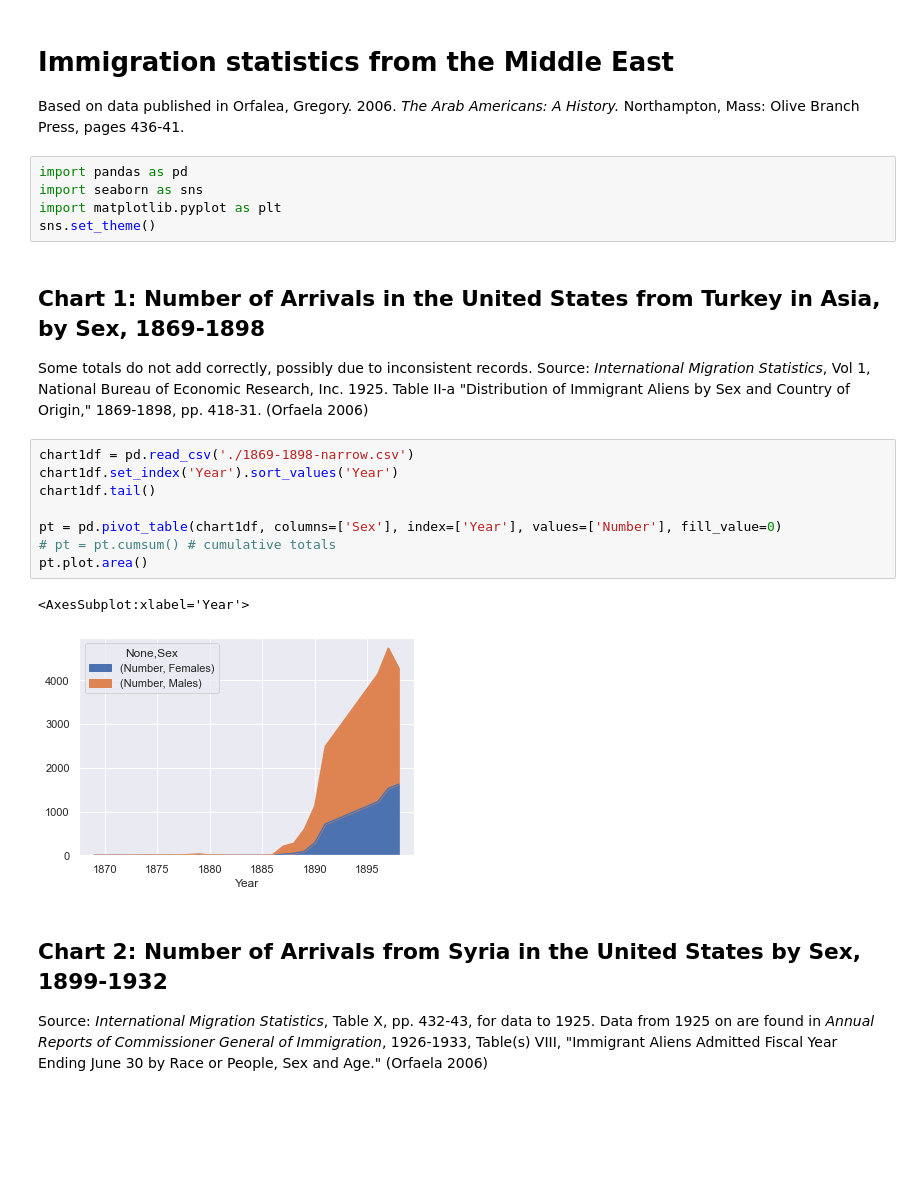
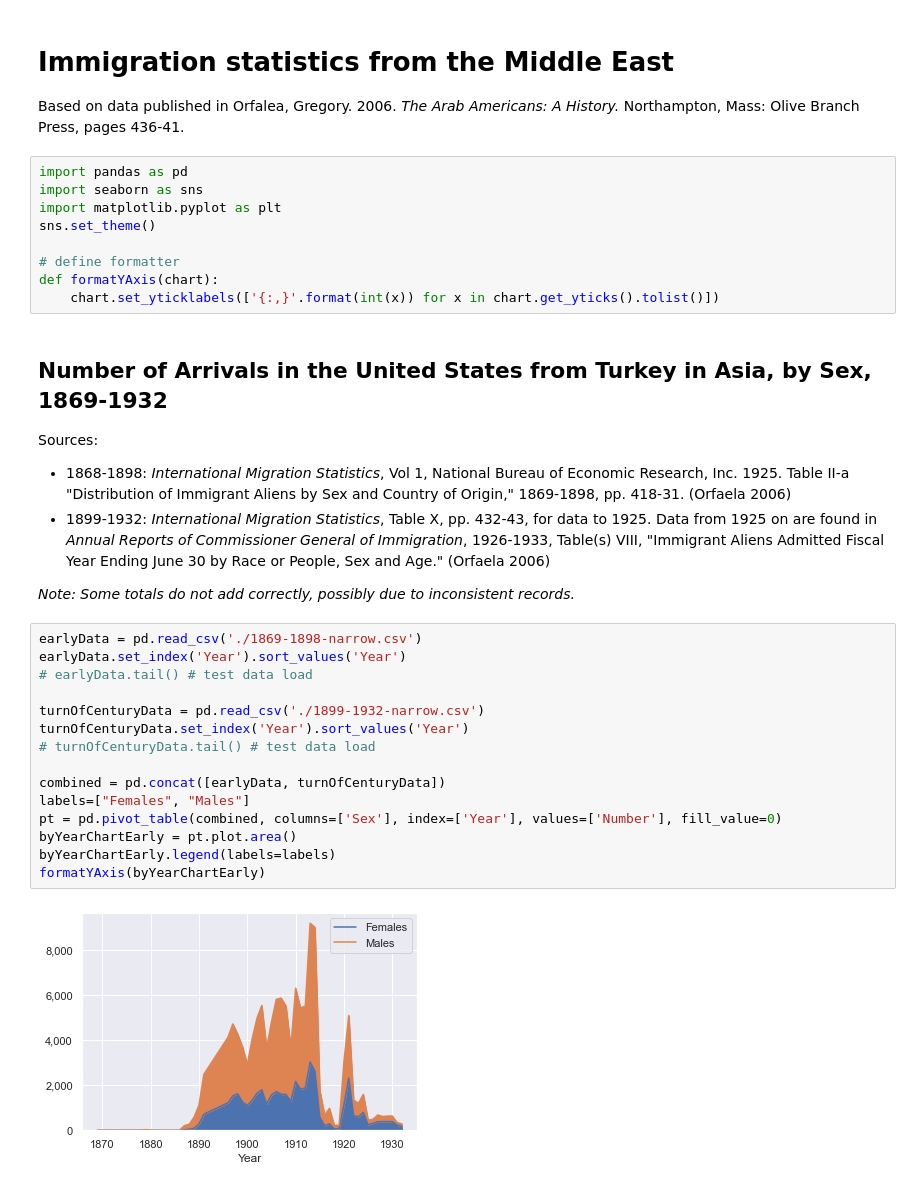
Before and after one commit to cjwit/arab-immigration, a Jupyter notebook: chart.ipynb, the cells around one changed output. Saved outputs shown, nothing was run; the diff lists cells and outputs as text; blank space fills up the shorter version.

```diff
--- a/chart.ipynb
+++ b/chart.ipynb
@@ -7,22 +7,33 @@ import pandas as pd
 import seaborn as sns
 import matplotlib.pyplot as plt
 sns.set_theme()
+
+# define formatter
+def formatYAxis(chart):
+    chart.set_yticklabels(['{:,}'.format(int(x)) for x in chart.get_yticks().tolist()])
 # %% [markdown]
-## Chart 1: Number of Arrivals in the United States from Turkey in Asia, by Sex, 1869-1898
+## Number of Arrivals in the United States from Turkey in Asia, by Sex, 1869-1932
 
-Some totals do not add correctly, possibly due to inconsistent records. Source: *International Migration Statistics*, Vol 1, National Bureau of Economic Research, Inc. 1925. Table II-a "Distribution of Immigrant Aliens by Sex and Country of Origin," 1869-1898, pp. 418-31. (Orfaela 2006)
+Sources:
+
+* 1868-1898: *International Migration Statistics*, Vol 1, National Bureau of Economic Research, Inc. 1925. Table II-a "Distribution of Immigrant Aliens by Sex and Country of Origin," 1869-1898, pp. 418-31. (Orfaela 2006)
+* 1899-1932: *International Migration Statistics*, Table X, pp. 432-43, for data to 1925. Data from 1925 on are found in *Annual Reports of Commissioner General of Immigration*, 1926-1933, Table(s) VIII, "Immigrant Aliens Admitted Fiscal Year Ending June 30 by Race or People, Sex and Age." (Orfaela 2006)
+
+*Note: Some totals do not add correctly, possibly due to inconsistent records.*
 # %%
-chart1df = pd.read_csv('./1869-1898-narrow.csv')
-chart1df.set_index('Year').sort_values('Year')
-chart1df.tail()
+earlyData = pd.read_csv('./1869-1898-narrow.csv')
+earlyData.set_index('Year').sort_values('Year')
+# earlyData.tail() # test data load
 
-pt = pd.pivot_table(chart1df, columns=['Sex'], index=['Year'], values=['Number'], fill_value=0)
-# pt = pt.cumsum() # cumulative totals
-pt.plot.area()
+turnOfCenturyData = pd.read_csv('./1899-1932-narrow.csv')
+turnOfCenturyData.set_index('Year').sort_values('Year')
+# turnOfCenturyData.tail() # test data load
+
+combined = pd.concat([earlyData, turnOfCenturyData])
+labels=["Females", "Males"]
+pt = pd.pivot_table(combined, columns=['Sex'], index=['Year'], values=['Number'], fill_value=0)
+byYearChartEarly = pt.plot.area()
+byYearChartEarly.legend(labels=labels)
+formatYAxis(byYearChartEarly)
 # %% [output]
-<AxesSubplot:xlabel='Year'>
-[figure, old version]
+[figure, new version]
-# %% [markdown]
-## Chart 2: Number of Arrivals from Syria in the United States by Sex, 1899-1932
-
-Source: *International Migration Statistics*, Table X, pp. 432-43, for data to 1925. Data from 1925 on are found in *Annual Reports of Commissioner General of Immigration*, 1926-1933, Table(s) VIII, "Immigrant Aliens Admitted Fiscal Year Ending June 30 by Race or People, Sex and Age." (Orfaela 2006)
```
Also changed, not shown: parts of 10 cells of this notebook.
